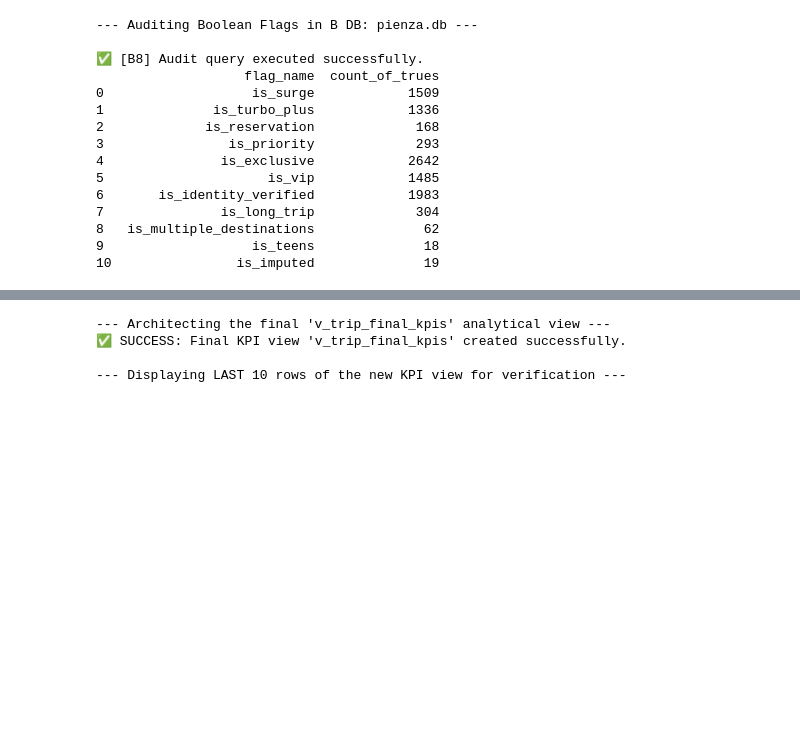
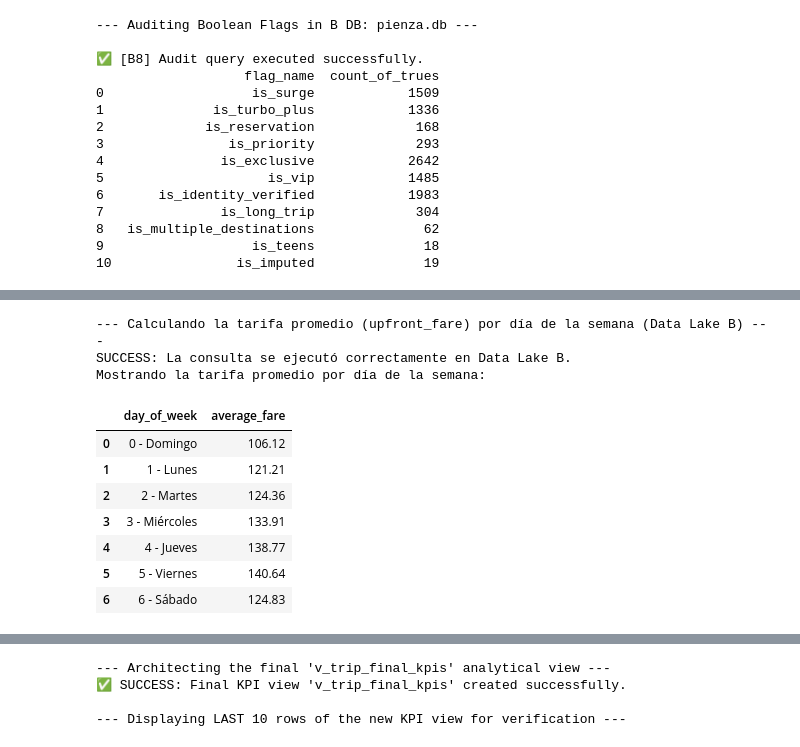
Before and after one commit to WiseExMachina/pienza, a Jupyter notebook: Phase_2_Data_Engineering/0111b_ETL_Big_Bang_pienzadb.ipynb, the cells around one changed output, grey strips where cells are left out. Saved outputs shown, nothing was run; the diff lists cells and outputs as text; code cells hidden in the pictures; blank space fills up the shorter version.

Commit message:
WIP (Up until Cell 30) Parallelize big_bang pipeline for parity: legacyGDrive vs datalakeGCS

```diff
--- a/Phase_2_Data_Engineering/0111b_ETL_Big_Bang_pienzadb.ipynb
+++ b/Phase_2_Data_Engineering/0111b_ETL_Big_Bang_pienzadb.ipynb
@@ -1448,20 +617,0 @@ memory usage: 89.7+ KB
-# %%
-# ===================================================================
-# QUERY 1: VERIFY DATA PRESENCE IN 'trip_events'
-# ===================================================================
-import pandas as pd
-import sqlite3
-
-db_file_path = '/content/drive/MyDrive/_Pienza/Assets/Database/opus.db'
-query_1 = "SELECT * FROM trip_events LIMIT 20;"
-
-print("--- Running Query 1: 'Can I see the data?' ---")
-try:
-    with sqlite3.connect(db_file_path) as conn:
-        df_query_1_results = pd.read_sql_query(query_1, conn)
-
-    print("SUCCESS: Query executed. Displaying first 20 rows from the database:")
-    display(df_query_1_results)
-
-except Exception as e:
-    print(f"ERROR: Query 1 failed. Reason: {e}")
@@ -2167,0 +997,56 @@ except Exception as e:
+# %%
+# ==============================================================================
+# === CELL B16: QUERY 4 - AVERAGE FARE BY DAY OF WEEK (GCS DATA LAKE)
+# Target: Notebook 0111b
+# ==============================================================================
+print("--- Calculando la tarifa promedio (upfront_fare) por día de la semana (Data Lake B) ---")
+
+import pandas as pd
+import sqlite3
+import os
+
+query_sql = """
+SELECT
+    CASE strftime('%w', offer_timestamp)
+        WHEN '0' THEN '0 - Domingo'
+        WHEN '1' THEN '1 - Lunes'
+        WHEN '2' THEN '2 - Martes'
+        WHEN '3' THEN '3 - Miércoles'
+        WHEN '4' THEN '4 - Jueves'
+        WHEN '5' THEN '5 - Viernes'
+        WHEN '6' THEN '6 - Sábado'
+    END AS day_of_week,
+    AVG(upfront_fare) AS average_fare
+FROM
+    v_reconciled_offer
+WHERE
+    upfront_fare IS NOT NULL
+GROUP BY
+    day_of_week
+ORDER BY
+    strftime('%w', offer_timestamp);
+"""
+
+try:
+    with sqlite3.connect(db_file_path) as conn:
+        df_avg_fare = pd.read_sql_query(query_sql, conn)
+
+    print("SUCCESS: La consulta se ejecutó correctamente en Data Lake B.")
+    print("Mostrando la tarifa promedio por día de la semana:")
+
+    display(df_avg_fare.style.format({'average_fare': '{:,.2f}'}))
+
+except Exception as e:
+    print(f"ERROR: La consulta falló en B. Razón: {e}")
+# %% [output]
+--- Calculando la tarifa promedio (upfront_fare) por día de la semana (Data Lake B) ---
+SUCCESS: La consulta se ejecutó correctamente en Data Lake B.
+Mostrando la tarifa promedio por día de la semana:
+|  | day_of_week | average_fare |
+| 0 | 0 - Domingo | 106.12 |
+| 1 | 1 - Lunes | 121.21 |
+| 2 | 2 - Martes | 124.36 |
+| 3 | 3 - Miércoles | 133.91 |
+| 4 | 4 - Jueves | 138.77 |
+| 5 | 5 - Viernes | 140.64 |
+| 6 | 6 - Sábado | 124.83 |
```
Also changed, not shown: parts of 46 cells of this notebook, 1 other file.
